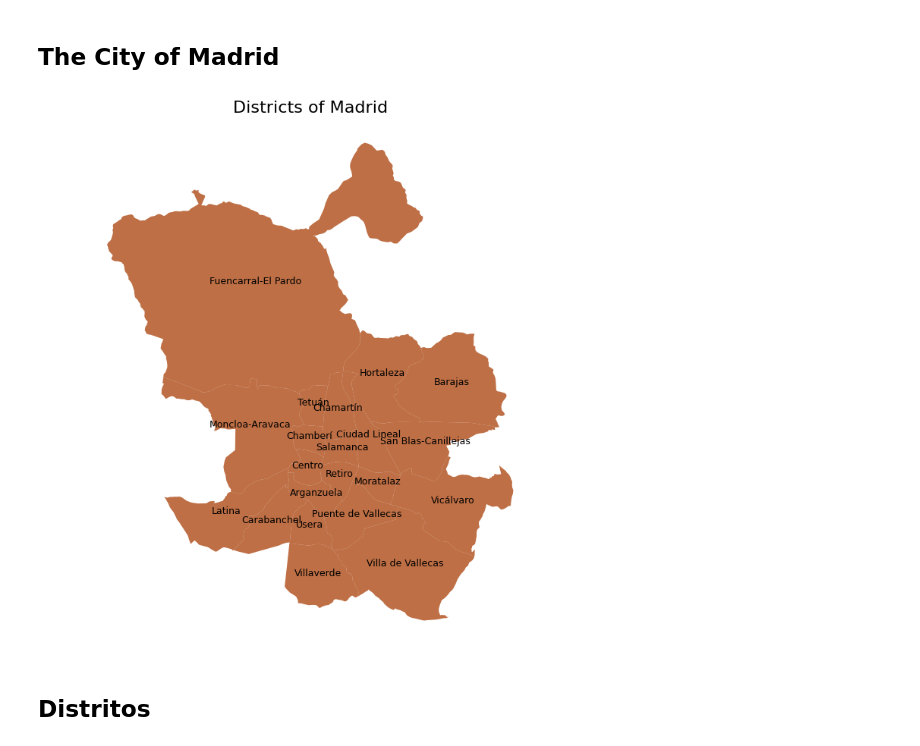
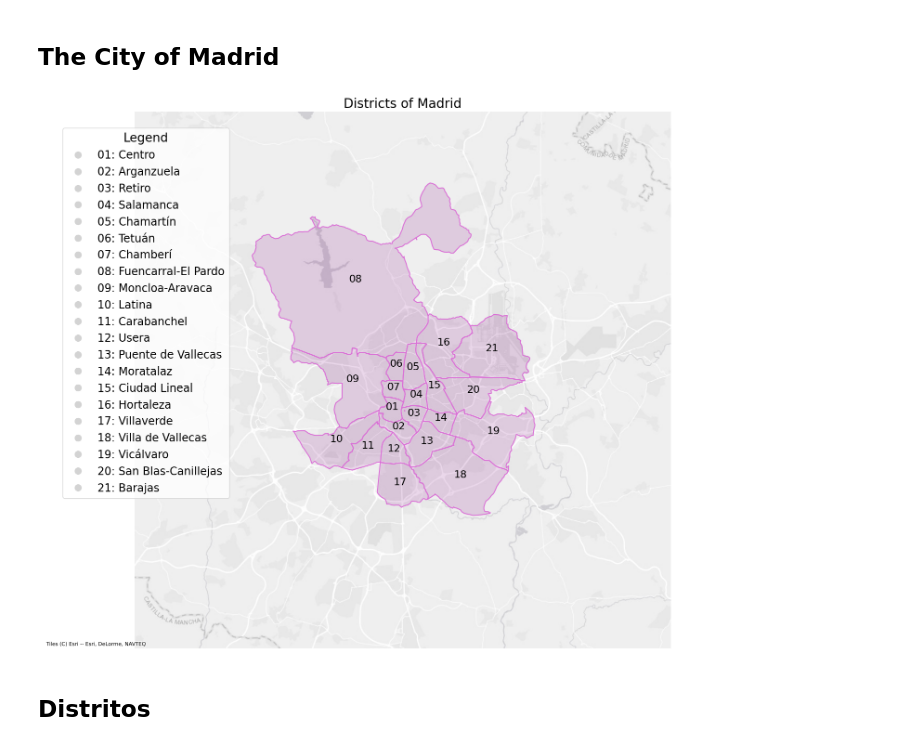
Before and after one commit to carobs9/thesis_project, a Jupyter notebook: data_overview/descriptives.ipynb, the cells around one changed output. Drawn from its saved outputs; the diff is of its cells as text; code cells hidden in the pictures.

```diff
--- a/data_overview/descriptives.ipynb
+++ b/data_overview/descriptives.ipynb
@@ -55,30 +33,47 @@ ax.set_axis_off()
 # %%
 gdf_with_names = merged.merge(distritos[['ID', 'name_2']], on='ID')
 gdf_with_names = gdf_with_names[['ID', 'geometry', 'name_2']]
+gdf_with_names['ID'] = gdf_with_names['ID'].astype(str).str[-2:]
+gdf_with_names = gdf_with_names.to_crs(epsg=3857)
 # %%
-# Setup figure and axis
-f, ax = plt.subplots(1, figsize=(9, 9))
-# Add roads
-gdf_with_names.plot(ax=ax, color='#AE4B16', linewidth=7, alpha=0.8)
+ax = gdf_with_names.plot(figsize=(20,15), color="purple", alpha=0.15)
+gdf_with_names.boundary.plot(color="#DA70D6", ax=ax)
+
+ctx.add_basemap(ax,
+               crs=gdf_with_names.crs.to_string(),
+               source=ctx.providers.Esri.WorldGrayCanvas
+              )
+
+bounds = gdf_with_names.total_bounds
+ax.set_xlim(bounds[0], bounds[2])  # Set x-axis (longitude)
+ax.set_ylim(bounds[1], bounds[3])  # Set y-axis (latitude)
 
 texts = []
 
 # Add district names as annotations
 for x, y, label in zip(gdf_with_names.geometry.centroid.x,
                        gdf_with_names.geometry.centroid.y,
-                       gdf_with_names['name_2']):
-    texts.append(ax.text(x, y, label, fontsize=9, ha='center', color='black'))  # Change color of text to red
+                       gdf_with_names['ID']):
+    texts.append(ax.text(x, y, label, fontsize=16, ha='center', color='black'))  # Change color of text to red
+
+from matplotlib.lines import Line2D
+
+legend_elements = [Line2D([0], [0], marker='o', color='w', label=f"{num}: {name}",
+                          markerfacecolor='lightgray', markersize=12)
+                   for num, name in zip(gdf_with_names['ID'], gdf_with_names['name_2'])]
+
+ax.legend(handles=legend_elements, loc='upper left', bbox_to_anchor=(0.02, 0.98),  # Adjust position inside plot
+          title='Legend', fontsize=17, title_fontsize=19, frameon=True)  # Larger font sizes and frame
 
 # Remove axes
 ax.set_axis_off()
-ax.set_title('Districts of Madrid', fontsize=16)
-# Impose same size for units across axes
+ax.set_title('Districts of Madrid', fontsize=20)
 plt.axis('equal')
 
 if cfg.SAVE_FIGURES:
     plt.savefig(cfg.FIGURES_PATH / 'districts_of_madrid.png', dpi=300, bbox_inches='tight')
 # %% [output]
-[figure, old version]
+[figure, new version]
 # %% [markdown]
 ## Distritos
 # %%
```
Also changed, not shown: parts of 12 cells of this notebook, 37 other files.
